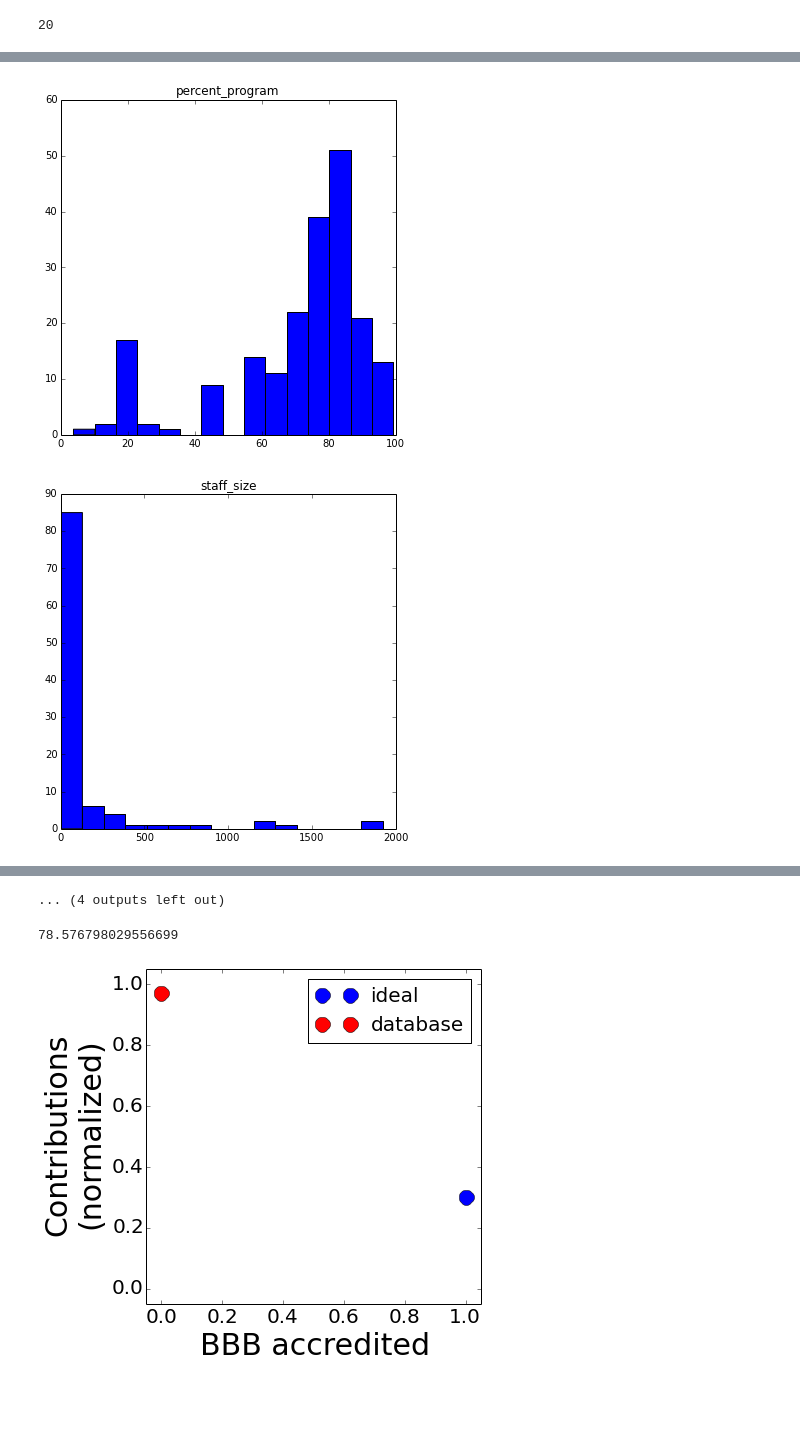
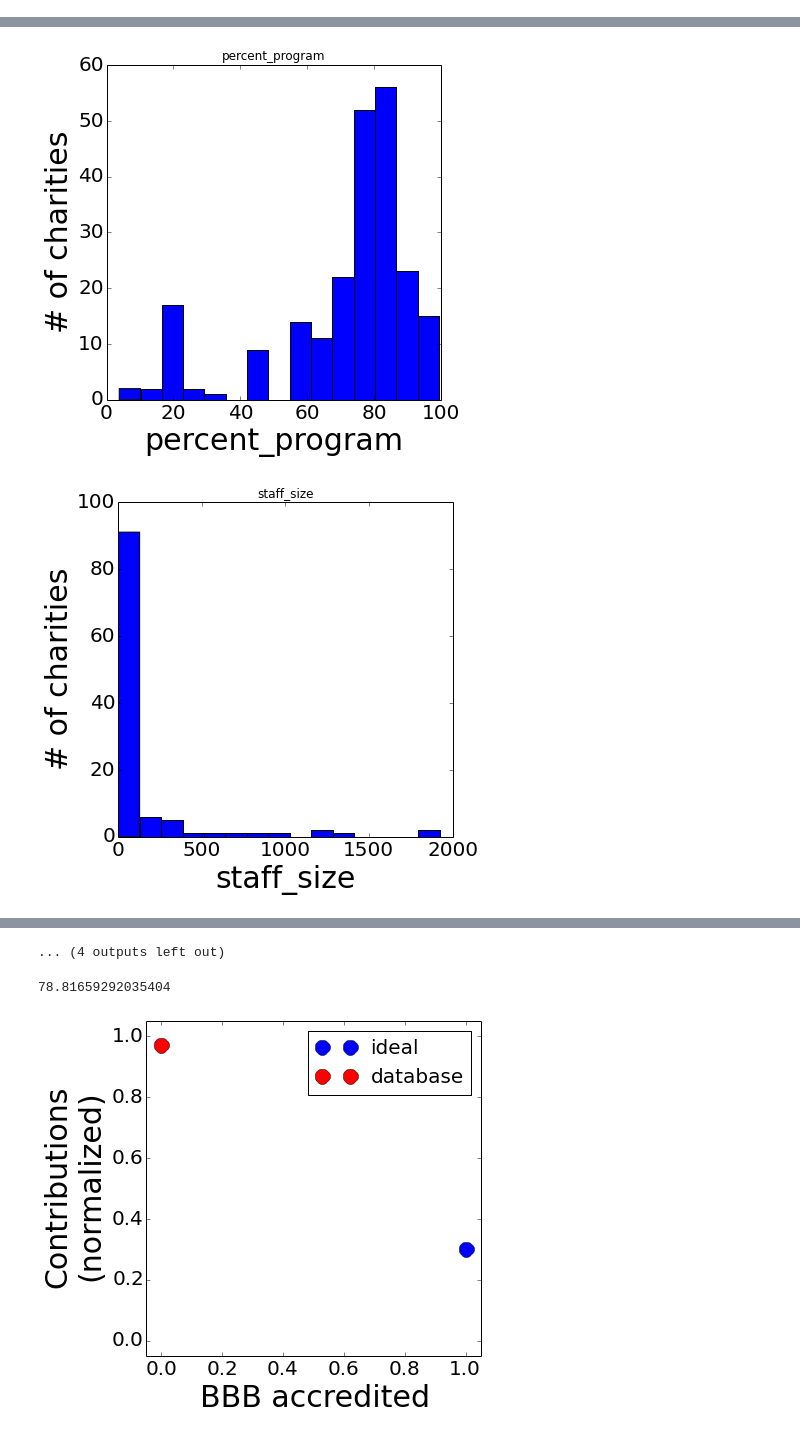
Before and after one commit to kdsimmons/InsightProject, a Jupyter notebook: make_graphs.ipynb, the cells around one changed output, grey strips where cells are left out. Drawn from its saved outputs; the diff is of its cells as text; code cells hidden in the pictures; blank space fills up the shorter version.

```diff
--- a/make_graphs.ipynb
+++ b/make_graphs.ipynb
@@ -28,7 +30,8 @@ combined_panda = pd.DataFrame(dtype=float)
 
 with con:
     for disease in disease_list:
-        pandadf = pd.read_sql("SELECT * FROM " + str(disease), con)
+        clean_disease_name = '_'.join(disease.lower().replace('\'s disease','').replace('\'s','').split())
+        pandadf = pd.read_sql("SELECT * FROM " + str(clean_disease_name), con)
         if len(pandadf) > 0:
             combined_panda = pd.concat([combined_panda, pandadf], 0, ignore_index=True)
 
@@ -40,17 +43,18 @@ for idx in range(len(combined_panda)):
     for col in combined_panda.columns:
         if combined_panda[col][idx] == -1:
             combined_panda[idx:(idx+1)][col] = np.nan
-# %%
-sum(combined_panda['total_revenue']>.2e9)
-# %% [output]
-20
 # %%
 for col in feature_names:
     # Make histograms of each feature
-    mask = combined_panda[col].apply(lambda x: x > 0)
+    mask = combined_panda[col].apply(lambda x: x > -1)
     series = combined_panda[mask==1][col]
     series = series[:,np.newaxis]
     plt.figure(figsize=[6,6]);
     plt.hist(series, bins=15)
     plt.title(col)
+
+    plt.xticks(fontsize=20);
+    plt.yticks(fontsize=20);
+    plt.xlabel(col, fontsize=30);
+    plt.ylabel('# of charities', fontsize=30);
 # %% [output]
@@ -65,2 +69,2 @@ for col in feature_names:
-[figure, old version]
+[figure, new version]
-[figure, old version]
+[figure, new version]
@@ -70,7 +74,7 @@ for col in feature_names:
 # %%
 combined_panda['cn_overall'].mean()
 # %% [output]
-78.576798029556699
+78.81659292035404
 # %%
 plt.figure(figsize=[6,6]);
 plt.plot([1.], [.3], 'o', markersize=15, color='b');
```
Also changed, not shown: parts of 6 cells of this notebook, 34 other files.
